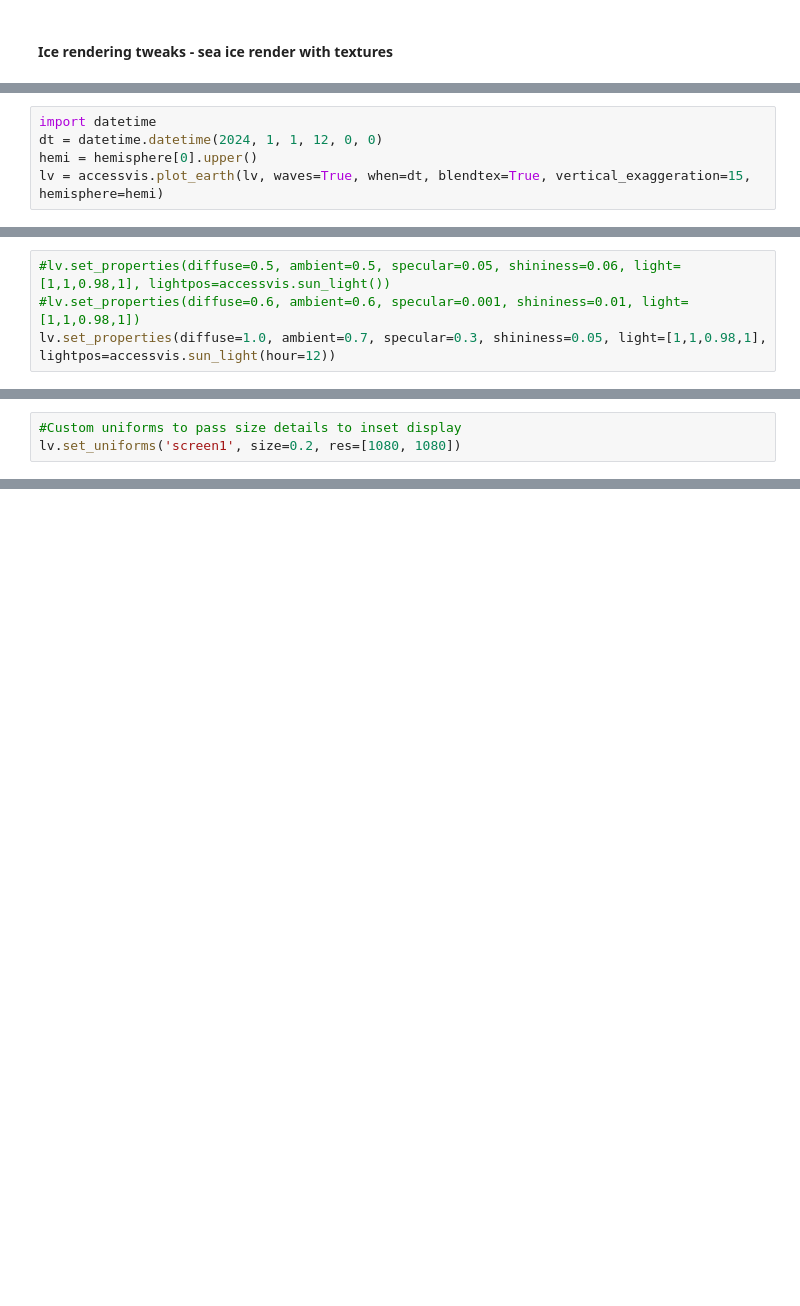
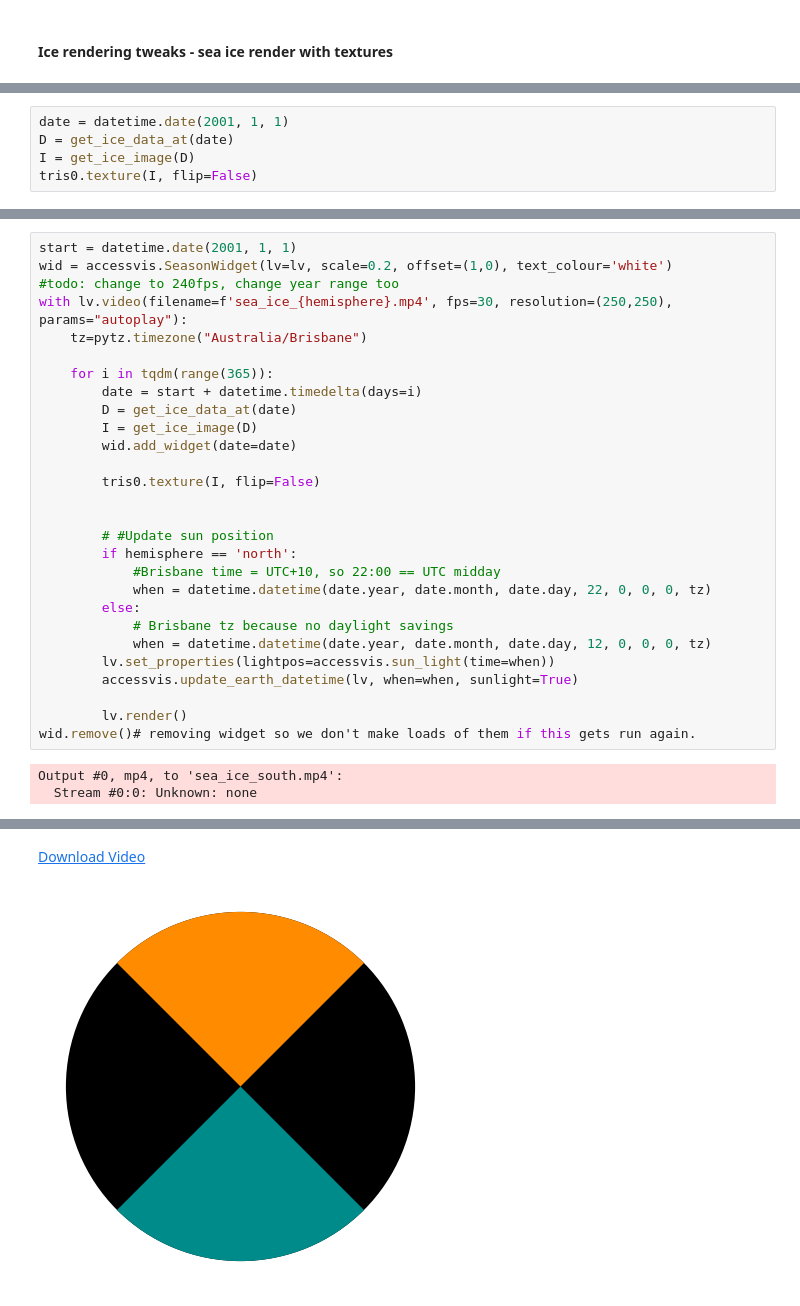
Before and after one commit to ACCESS-NRI/ACCESS-Visualisation-Recipes, a Jupyter notebook: Examples/sea_ice_historical.ipynb, the cells around one changed output, grey strips where cells are left out. Drawn from its saved outputs; the diff is of its cells as text; blank space fills up the shorter version.

Commit message:
updating to make prettier and use widget class

```diff
--- a/Examples/sea_ice_historical.ipynb
+++ b/Examples/sea_ice_historical.ipynb
@@ -554,5 +301,0 @@ print(tris0)
-# %%
-import datetime
-dt = datetime.datetime(2024, 1, 1, 12, 0, 0)
-hemi = hemisphere[0].upper()
-lv = accessvis.plot_earth(lv, waves=True, when=dt, blendtex=True, vertical_exaggeration=15, hemisphere=hemi)
@@ -589,4 +301,0 @@ lv.rotation(-90.0, 0.0, 135.0)
-# %%
-#lv.set_properties(diffuse=0.5, ambient=0.5, specular=0.05, shininess=0.06, light=[1,1,0.98,1], lightpos=accessvis.sun_light())
-#lv.set_properties(diffuse=0.6, ambient=0.6, specular=0.001, shininess=0.01, light=[1,1,0.98,1])
-lv.set_properties(diffuse=1.0, ambient=0.7, specular=0.3, shininess=0.05, light=[1,1,0.98,1], lightpos=accessvis.sun_light(hour=12))
@@ -645,3 +301,0 @@ lv["background"] = 'black' #"#222222"
-# %%
-#Custom uniforms to pass size details to inset display
-lv.set_uniforms('screen1', size=0.2, res=[1080, 1080])
@@ -736,0 +304,5 @@ For x264, sane values are between 18 and 28. The default is 23, so you can use t
+# %%
+date = datetime.date(2001, 1, 1)
+D = get_ice_data_at(date)
+I = get_ice_image(D)
+tris0.texture(I, flip=False)
@@ -736,0 +319,31 @@ For x264, sane values are between 18 and 28. The default is 23, so you can use t
+# %%
+start = datetime.date(2001, 1, 1)
+wid = accessvis.SeasonWidget(lv=lv, scale=0.2, offset=(1,0), text_colour='white')
+#todo: change to 240fps, change year range too
+with lv.video(filename=f'sea_ice_{hemisphere}.mp4', fps=30, resolution=(250,250), params="autoplay"):
+    tz=pytz.timezone("Australia/Brisbane")
+
+    for i in tqdm(range(365)):
+        date = start + datetime.timedelta(days=i)
+        D = get_ice_data_at(date)
+        I = get_ice_image(D)
+        wid.add_widget(date=date)
+
+        tris0.texture(I, flip=False)
+
+
+        # #Update sun position
+        if hemisphere == 'north':
+            #Brisbane time = UTC+10, so 22:00 == UTC midday
+            when = datetime.datetime(date.year, date.month, date.day, 22, 0, 0, 0, tz)
+        else:
+            # Brisbane tz because no daylight savings
+            when = datetime.datetime(date.year, date.month, date.day, 12, 0, 0, 0, tz)
+        lv.set_properties(lightpos=accessvis.sun_light(time=when))
+        accessvis.update_earth_datetime(lv, when=when, sunlight=True)
+
+        lv.render()
+wid.remove()# removing widget so we don't make loads of them if this gets run again.
+# %% [output]
+Output #0, mp4, to 'sea_ice_south.mp4':
+  Stream #0:0: Unknown: none
@@ -736,0 +351,2 @@ For x264, sane values are between 18 and 28. The default is 23, so you can use t
+Download Video
+[figure, added]
```
Also changed, not shown: parts of 84 cells of this notebook.
